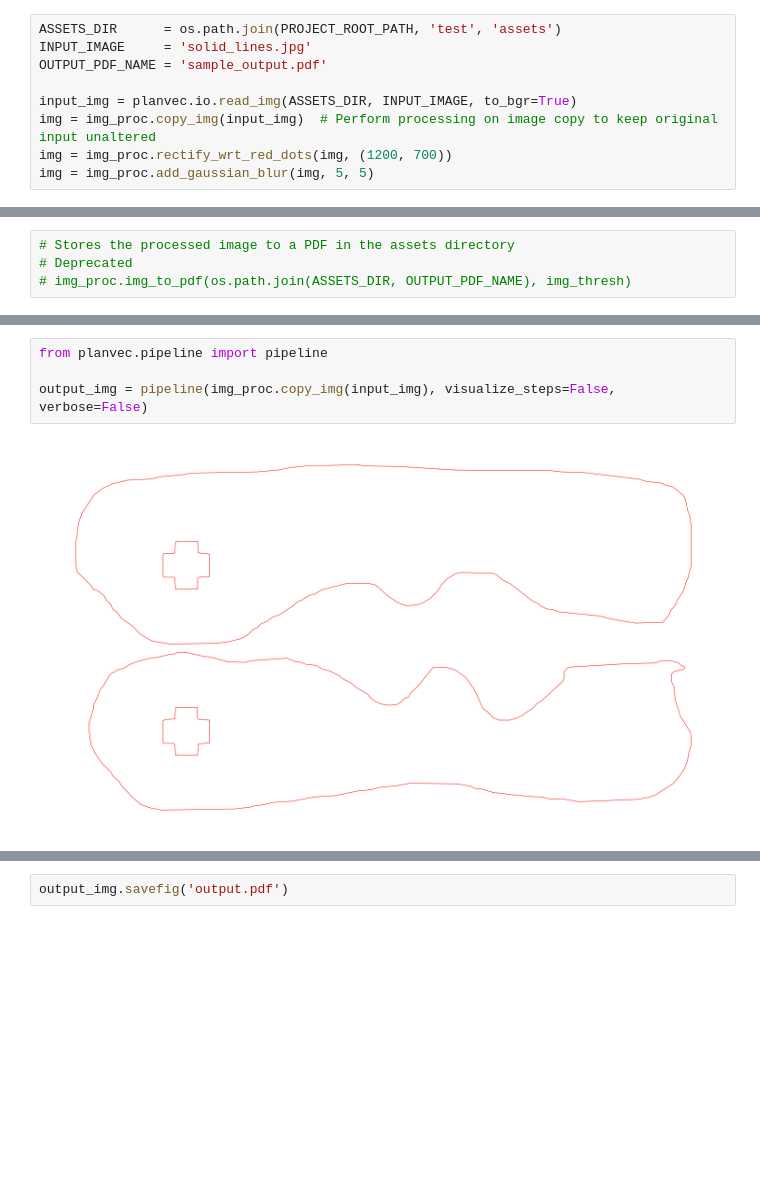
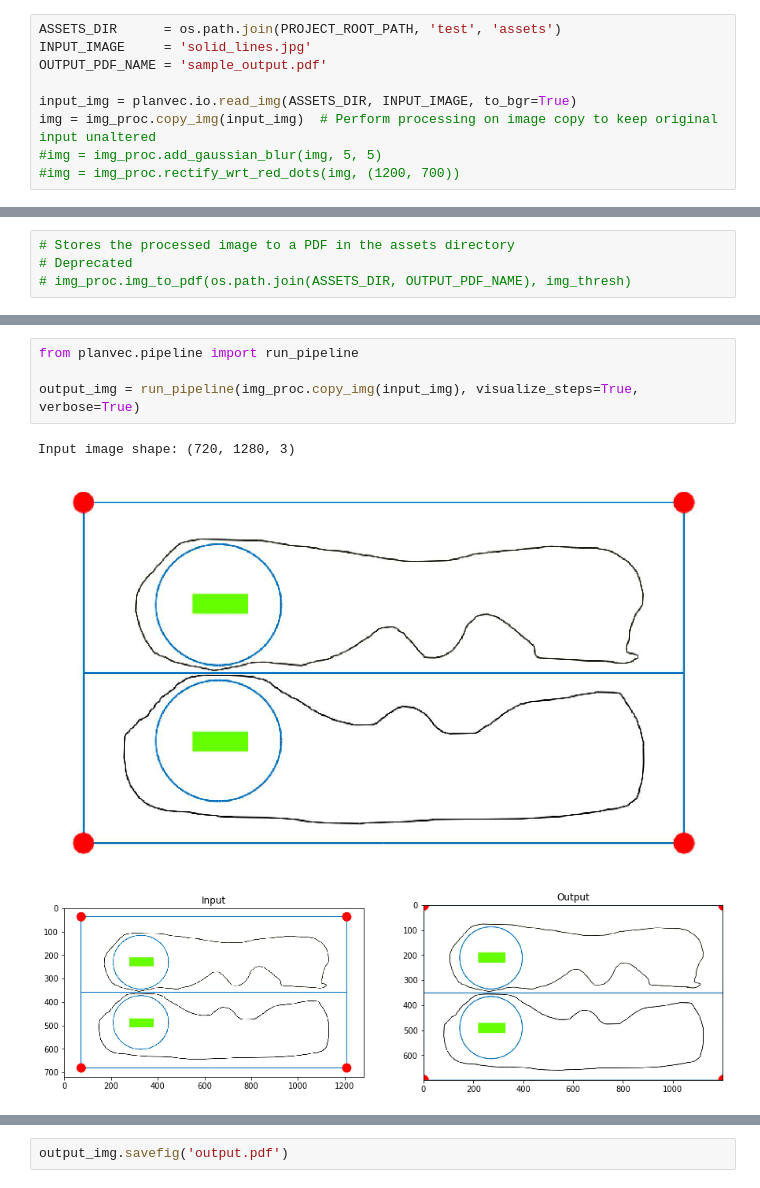
Before and after one commit to cybathlon-at-school/planvec, a Jupyter notebook: notebooks/img_vectorization.ipynb, the cells around one changed output, grey strips where cells are left out. Drawn from its saved outputs; the diff is of its cells as text; blank space fills up the shorter version.

```diff
--- a/notebooks/img_vectorization.ipynb
+++ b/notebooks/img_vectorization.ipynb
@@ -21,8 +21,8 @@ OUTPUT_PDF_NAME = 'sample_output.pdf'
 
 input_img = planvec.io.read_img(ASSETS_DIR, INPUT_IMAGE, to_bgr=True)
 img = img_proc.copy_img(input_img)  # Perform processing on image copy to keep original input unaltered
-img = img_proc.rectify_wrt_red_dots(img, (1200, 700))
-img = img_proc.add_gaussian_blur(img, 5, 5)
+#img = img_proc.add_gaussian_blur(img, 5, 5)
+#img = img_proc.rectify_wrt_red_dots(img, (1200, 700))
 # %%
 # Input image
 planvec.vizualization.imshow(input_img, axis='on', figsize=(18,12), img_space='BGR')
@@ -142,6 +154,8 @@ img_proc.live_color_filter(use_camera=False, img=img_proc.copy_img(input_img))
 # %%
-from planvec.pipeline import pipeline
+from planvec.pipeline import run_pipeline
 
-output_img = pipeline(img_proc.copy_img(input_img), visualize_steps=False, verbose=False)
+output_img = run_pipeline(img_proc.copy_img(input_img), visualize_steps=True, verbose=True)
 # %% [output]
+Input image shape: (720, 1280, 3)
-[figure, old version]
+[figure, new version]
+[figure, added]
```
Also changed, not shown: parts of 10 cells of this notebook, 14 other files.
